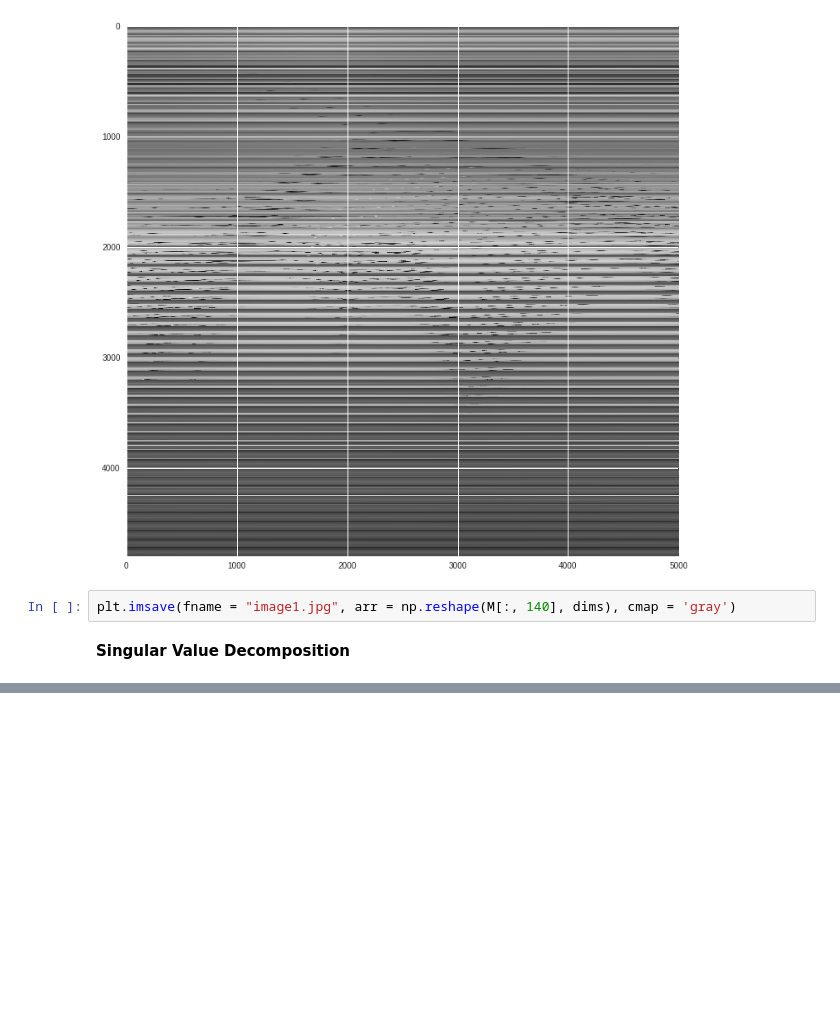
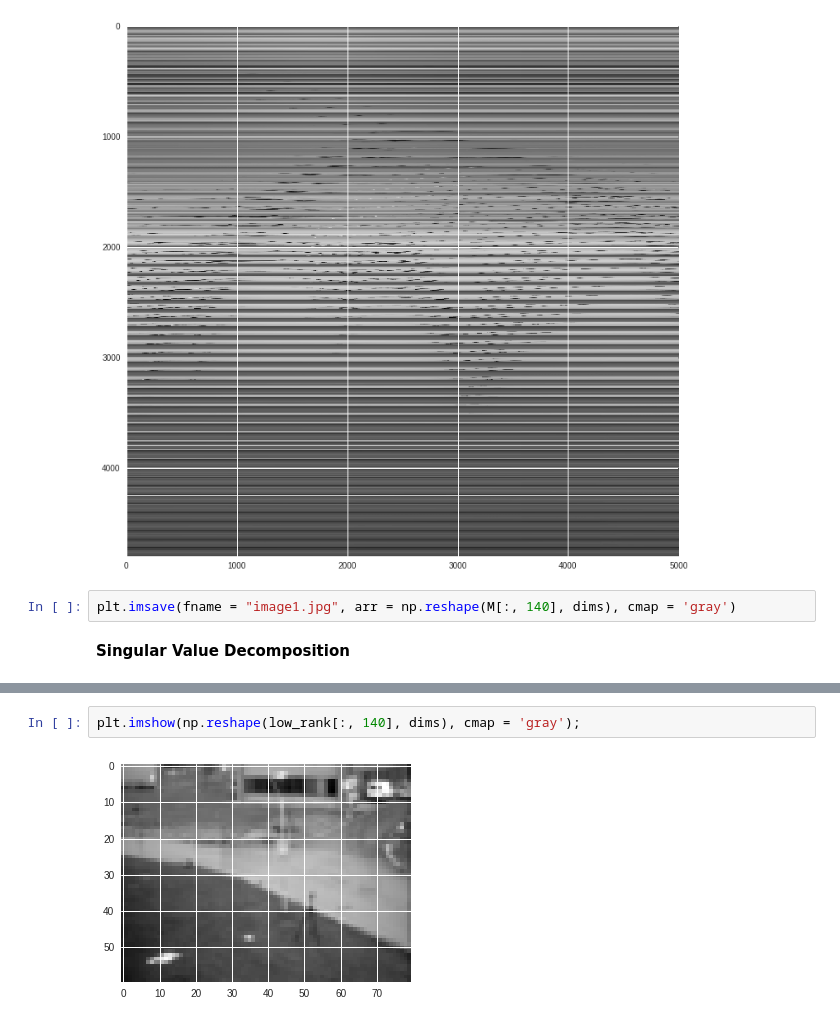
Before and after one commit to aenimaxoxo/Numerical-Linear-Algebra, a Jupyter notebook: Robust_PCA_Background_Removal.ipynb, the cells around one changed output, grey strips where cells are left out. Drawn from its saved outputs; the diff is of its cells as text; blank space fills up the shorter version.

```diff
--- a/Robust_PCA_Background_Removal.ipynb
+++ b/Robust_PCA_Background_Removal.ipynb
@@ -123,0 +145,4 @@ plt.imsave(fname = "image1.jpg", arr = np.reshape(M[:, 140], dims), cmap = 'gray
+# %%
+plt.imshow(np.reshape(low_rank[:, 140], dims), cmap = 'gray');
+# %% [output]
+[figure, added]
```
Also changed, not shown: parts of 31 cells of this notebook.
